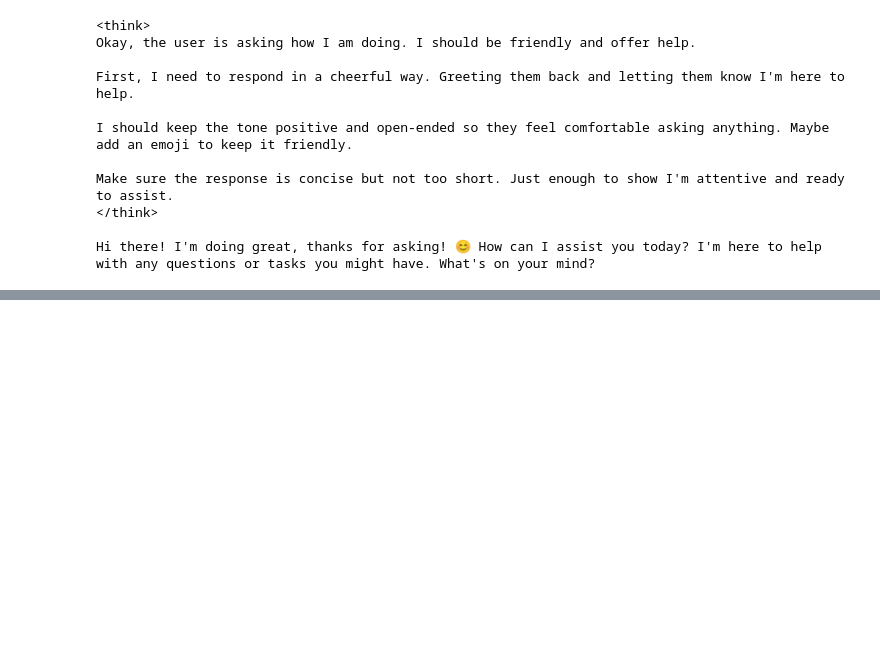
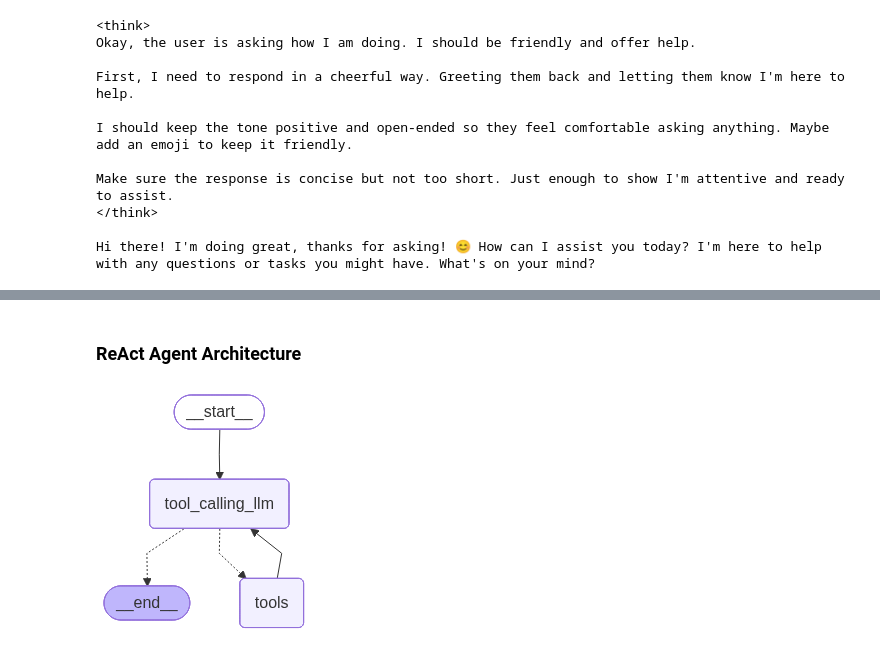
Before and after one commit to deepak04iiitn/Agentic-AI-Learning, a Jupyter notebook: langgraph/1-BasicChatbot/1-basicchatbot.ipynb, the cells around one changed output, grey strips where cells are left out. Saved outputs shown, nothing was run; the diff lists cells and outputs as text; code cells hidden in the pictures; blank space fills up the shorter version.

```diff
--- a/langgraph/1-BasicChatbot/1-basicchatbot.ipynb
+++ b/langgraph/1-BasicChatbot/1-basicchatbot.ipynb
@@ -259,0 +412,45 @@ Hi there! I'm doing great, thanks for asking! 😊 How can I assist you today? I
+# %% [markdown]
+### ReAct Agent Architecture
+# %%
+from IPython.display import Image, display
+
+## Node definition
+def tool_calling_llm(state: State):
+    return {
+        "messages": [
+            llm_with_tool.invoke(state["messages"])
+        ]
+    }
+
+
+## Graph
+builder = StateGraph(State)
+
+builder.add_node("tool_calling_llm", tool_calling_llm)
+builder.add_node("tools", ToolNode(tools))
+
+
+## Add Edges
+builder.add_edge(START, "tool_calling_llm")
+
+builder.add_conditional_edges(
+    "tool_calling_llm",
+
+    # If assistant response contains a tool call
+    # -> go to tools node
+
+    # Otherwise
+    # -> go to END
+
+    tools_condition
+)
+
+# After tool execution, go back to LLM
+builder.add_edge("tools", "tool_calling_llm")
+
+
+## Compile graph
+graph = builder.compile()
+display(Image(graph.get_graph().draw_mermaid_png()))
+# %% [output]
+[figure, added]
```
Also changed, not shown: parts of 14 cells of this notebook, 3 other files.
